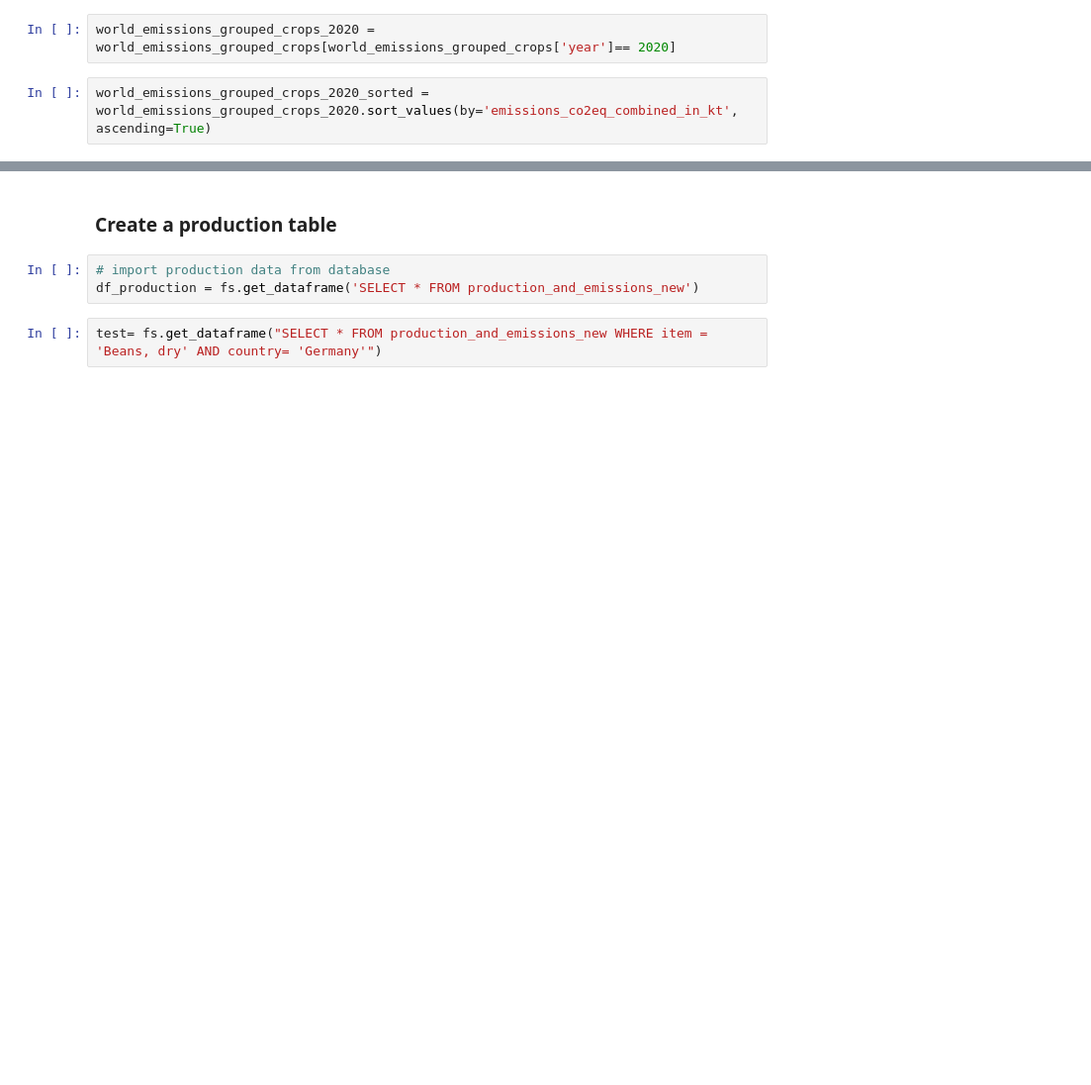
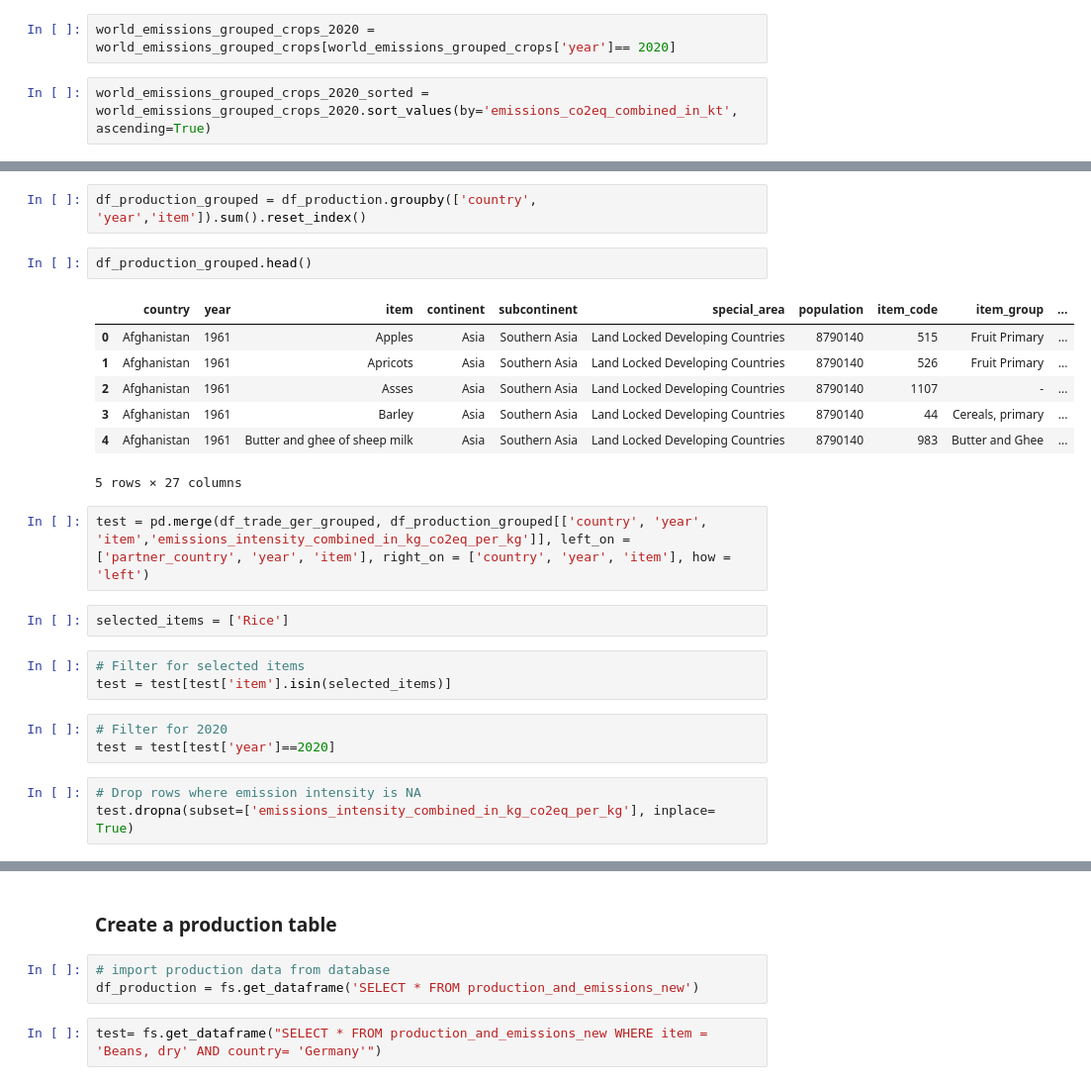
Before and after one commit to kostinam/neuefische-capstone, a Jupyter notebook: mk-eda.ipynb, the cells around one changed output, grey strips where cells are left out. Shown at 99% size. Cells and saved outputs as stored; diff of their text form; blank space fills up the shorter version.

```diff
--- a/mk-eda.ipynb
+++ b/mk-eda.ipynb
@@ -479,0 +507,25 @@ for circle, label, color in zip(circles, labels, colors):
+# %%
+df_production_grouped = df_production.groupby(['country', 'year','item']).sum().reset_index()
+# %%
+df_production_grouped.head()
+# %% [output]
+|  | country | year | item | continent | subcontinent | special_area | population | item_code | item_group | ... |
+| 0 | Afghanistan | 1961 | Apples | Asia | Southern Asia | Land Locked Developing Countries | 8790140 | 515 | Fruit Primary | ... |
+| 1 | Afghanistan | 1961 | Apricots | Asia | Southern Asia | Land Locked Developing Countries | 8790140 | 526 | Fruit Primary | ... |
+| 2 | Afghanistan | 1961 | Asses | Asia | Southern Asia | Land Locked Developing Countries | 8790140 | 1107 | - | ... |
+| 3 | Afghanistan | 1961 | Barley | Asia | Southern Asia | Land Locked Developing Countries | 8790140 | 44 | Cereals, primary | ... |
+| 4 | Afghanistan | 1961 | Butter and ghee of sheep milk | Asia | Southern Asia | Land Locked Developing Countries | 8790140 | 983 | Butter and Ghee | ... |
+5 rows × 27 columns
+# %%
+test = pd.merge(df_trade_ger_grouped, df_production_grouped[['country', 'year', 'item','emissions_intensity_combined_in_kg_co2eq_per_kg']], left_on =['partner_country', 'year', 'item'], right_on = ['country', 'year', 'item'], how = 'left')
+# %%
+selected_items = ['Rice']
+# %%
+# Filter for selected items
+test = test[test['item'].isin(selected_items)]
+# %%
+# Filter for 2020
+test = test[test['year']==2020]
+# %%
+# Drop rows where emission intensity is NA
+test.dropna(subset=['emissions_intensity_combined_in_kg_co2eq_per_kg'], inplace= True)
```
Also changed, not shown: parts of 42 cells of this notebook.
